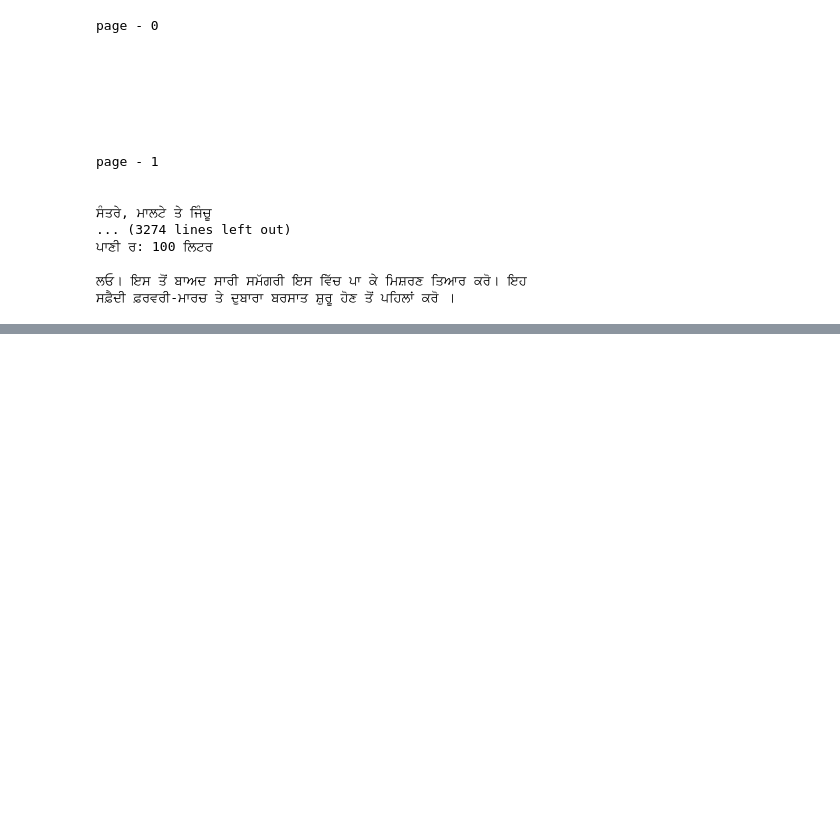
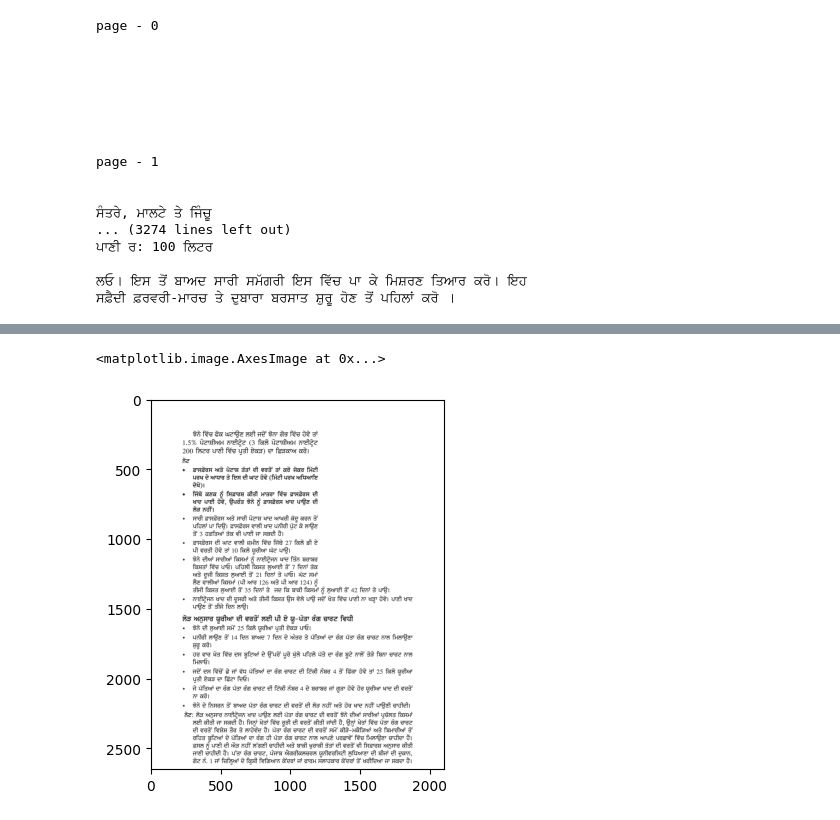
Before and after one commit to PyroSama07/agriculture_punjabi_chatbot_capstone, a Jupyter notebook: ocr_code/ocr_notebook.ipynb, the cells around one changed output, grey strips where cells are left out. Saved outputs shown, nothing was run; the diff lists cells and outputs as text; code cells hidden in the pictures; blank space fills up the shorter version.

```diff
--- a/ocr_code/ocr_notebook.ipynb
+++ b/ocr_code/ocr_notebook.ipynb
@@ -88,7 +88,7 @@ def remove_table(image):
         if len(approx) == 4:
             if (area(approx)>10000):
 #                 print(area(approx))
-                cv2.rectangle(image, start_point(approx),end_point(approx), (0, 255, 255), -1)
+                cv2.rectangle(image, start_point(approx),end_point(approx), (255, 255, 255), -1)
     return image
 # %%
 img = cv2.imread('Screenshot from 2024-04-19 23-03-43.png')
@@ -135,4 +111,6 @@ f.write(all_text)
 f.close()
 # output_txt
 # %%
-images = convert_from_path(books_punjabi[3],dpi=300)
+images = convert_from_path(books_punjabi[4],dpi=300)
+# %%
+images_arr = [remove_table(np.array(image))[:][:2650] for image in images]
@@ -138,0 +141,5 @@ images = convert_from_path(books_punjabi[3],dpi=300)
+# %%
+plt.imshow(images_arr[19])
+# %% [output]
+<matplotlib.image.AxesImage at 0x...>
+[figure, added]
```
Also changed, not shown: parts of 3 cells of this notebook, 1 other file.
